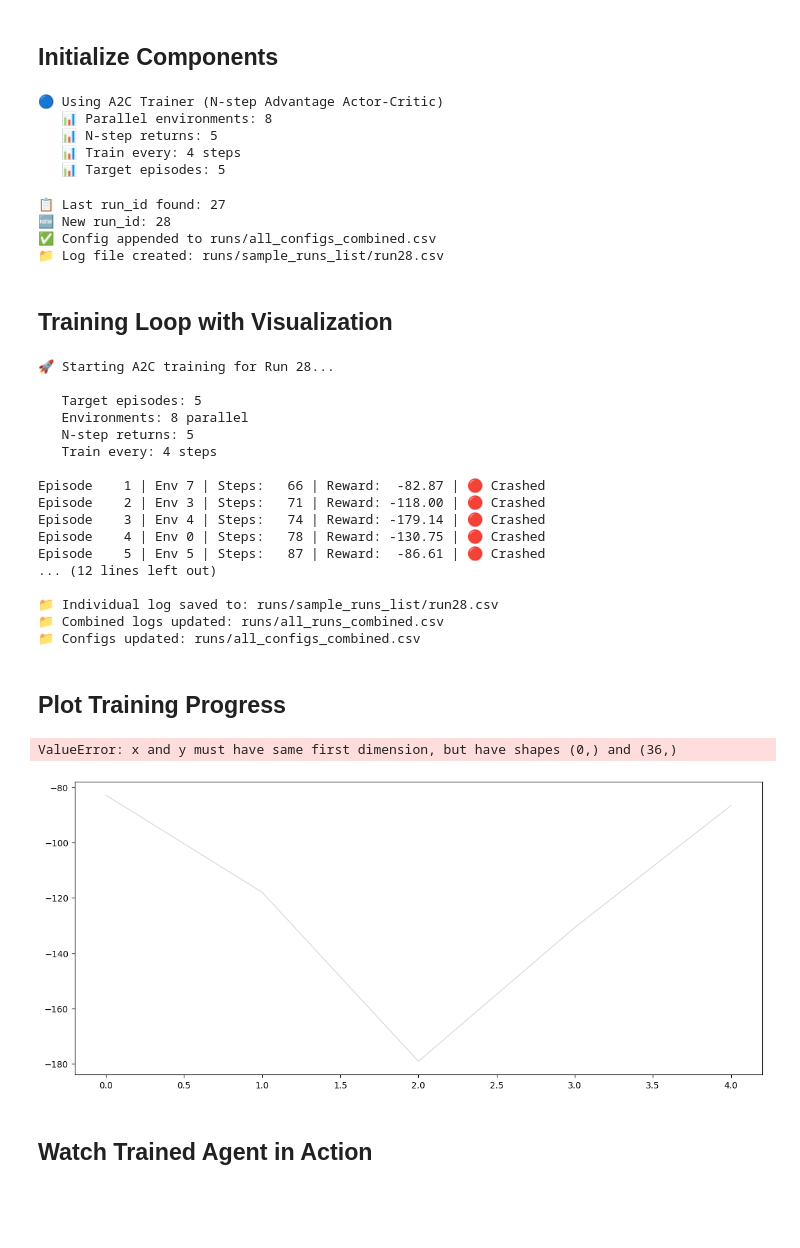
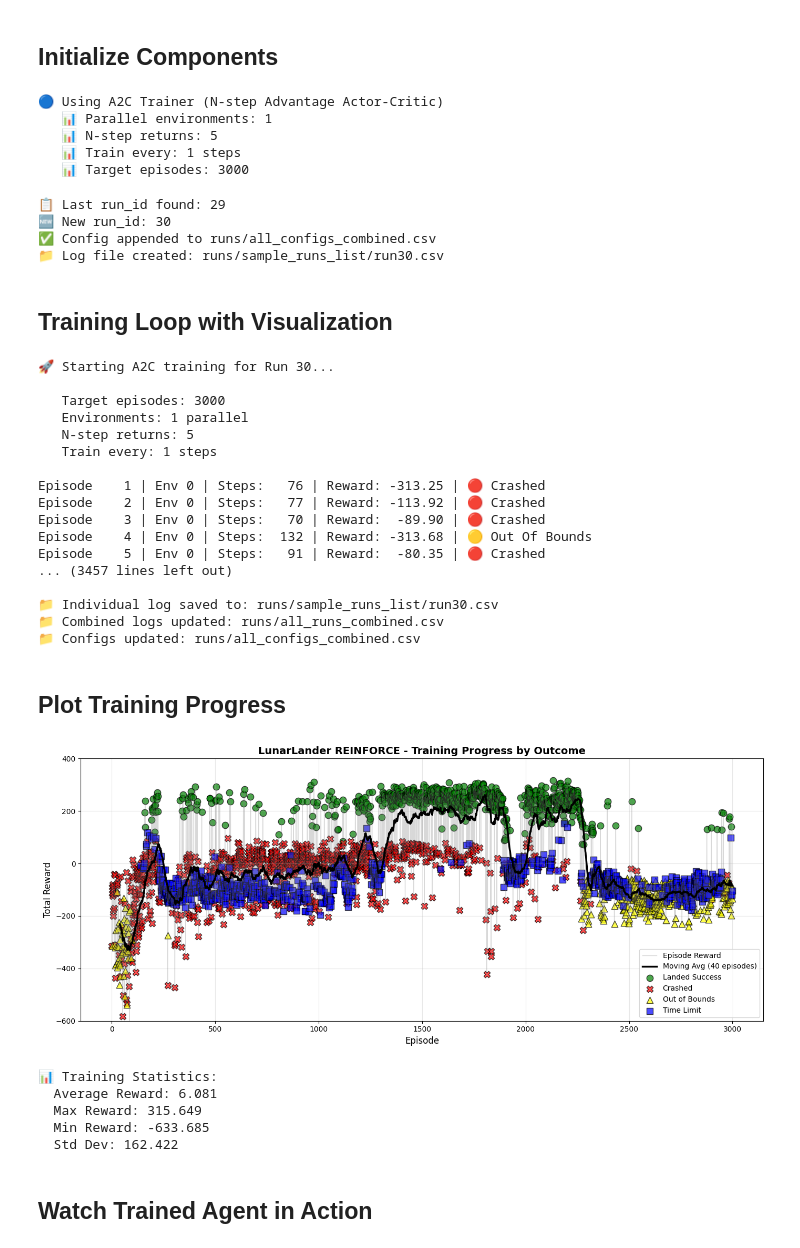
Before and after one commit to 01andreabattaglia/Lunar_Lander_Reinforcement_Learning, a Jupyter notebook: PG_run.ipynb, the cells around one changed output. Saved outputs shown, nothing was run; the diff lists cells and outputs as text; code cells hidden in the pictures; blank space fills up the shorter version.

```diff
--- a/PG_run.ipynb
+++ b/PG_run.ipynb
@@ -21,17 +21,17 @@ num_episodes = 3000  # Total number of training episodes (for REINFORCE) or tota
 log_interval = 20  # Print stats every N episodes
 
 # Training
-learning_rate = 0.0025  # Actor learning rate (policy network)
+learning_rate = 0.0005  # Actor learning rate (policy network)
 gamma = 0.99  # Discount factor
 
 # Baseline (REINFORCE with baseline for variance reduction)
 baseline = False  # Only used for REINFORCE
-value_learning_rate = 0.005  # Learning rate for value/critic network
+value_learning_rate = 0.001  # Learning rate for value/critic network
 
 # ============ A2C SPECIFIC HYPERPARAMETERS ============
-n_envs = 8  # Number of parallel environments
+n_envs = 1  # Number of parallel environments
 n_steps = 5  # N-step returns for advantage calculation
-train_every = 4  # Update networks every N steps (batch from steps 0, 4, 8...)
+train_every = 1  # Update networks every N steps (batch from steps 0, 4, 8...)
 # %% [markdown]
 ## Initialize Components
 # %%
@@ -89,10 +89,10 @@ else:
     raise ValueError(f"Unknown model_type: {model_type}. Use 'REINFORCE' or 'A2C'")
 # %% [output]
 🔵 Using A2C Trainer (N-step Advantage Actor-Critic)
-   📊 Parallel environments: 8
+   📊 Parallel environments: 1
    📊 N-step returns: 5
-   📊 Train every: 4 steps
-   📊 Target episodes: 5
+   📊 Train every: 1 steps
+   📊 Target episodes: 3000
 # %%
 import csv
 import os
@@ -151,10 +151,10 @@ with open(log_file, 'w', newline='') as f:
 
 print(f"📁 Log file created: {log_file}")
 # %% [output]
-📋 Last run_id found: 27
-🆕 New run_id: 28
+📋 Last run_id found: 29
+🆕 New run_id: 30
 ✅ Config appended to runs/all_configs_combined.csv
-📁 Log file created: runs/sample_runs_list/run28.csv
+📁 Log file created: runs/sample_runs_list/run30.csv
 # %% [markdown]
 ## Training Loop with Visualization
 # %%
@@ -395,21 +395,21 @@ print(f"\n📁 Individual log saved to: {log_file}")
 print(f"📁 Combined logs updated: {runs_file}")
 print(f"📁 Configs updated: {configs_file}")
 # %% [output]
-🚀 Starting A2C training for Run 28...
+🚀 Starting A2C training for Run 30...
 
-   Target episodes: 5
-   Environments: 8 parallel
+   Target episodes: 3000
+   Environments: 1 parallel
    N-step returns: 5
-   Train every: 4 steps
+   Train every: 1 steps
 
-Episode    1 | Env 7 | Steps:   66 | Reward:  -82.87 | 🔴 Crashed
-Episode    2 | Env 3 | Steps:   71 | Reward: -118.00 | 🔴 Crashed
-Episode    3 | Env 4 | Steps:   74 | Reward: -179.14 | 🔴 Crashed
-Episode    4 | Env 0 | Steps:   78 | Reward: -130.75 | 🔴 Crashed
-Episode    5 | Env 5 | Steps:   87 | Reward:  -86.61 | 🔴 Crashed
-... (12 lines left out)
+Episode    1 | Env 0 | Steps:   76 | Reward: -313.25 | 🔴 Crashed
+Episode    2 | Env 0 | Steps:   77 | Reward: -113.92 | 🔴 Crashed
+Episode    3 | Env 0 | Steps:   70 | Reward:  -89.90 | 🔴 Crashed
+Episode    4 | Env 0 | Steps:  132 | Reward: -313.68 | 🟡 Out Of Bounds
+Episode    5 | Env 0 | Steps:   91 | Reward:  -80.35 | 🔴 Crashed
+... (3457 lines left out)
 
-📁 Individual log saved to: runs/sample_runs_list/run28.csv
+📁 Individual log saved to: runs/sample_runs_list/run30.csv
 📁 Combined logs updated: runs/all_runs_combined.csv
 📁 Configs updated: runs/all_configs_combined.csv
 # %% [markdown]
@@ -429,35 +429,40 @@ ax.plot(range(window-1, len(episode_rewards)), moving_avg, linewidth=2.5,
 
 # Color and marker mapping for outcomes
 outcome_styles = {
     'landed_success': {'color': 'green', 'marker': 'o', 'label': 'Landed Success'},
     'crashed': {'color': 'red', 'marker': 'X', 'label': 'Crashed'},
     'out_of_bounds': {'color': 'yellow', 'marker': '^', 'label': 'Out of Bounds'},
     'time_limit': {'color': 'blue', 'marker': 's', 'label': 'Time Limit'}
 }
 
 # Plot scatter points with different markers for each outcome
 for outcome, style in outcome_styles.items():
     episodes = [i for i, o in enumerate(episode_outcomes) if o == outcome]
     rewards = [episode_rewards[i] for i in episodes]
     ax.scatter(episodes, rewards, c=style['color'], marker=style['marker'],
               label=style['label'], s=80, alpha=0.7, edgecolors='black', linewidth=1)
 
 ax.set_xlabel('Episode', fontsize=12)
 ax.set_ylabel('Total Reward', fontsize=12)
 ax.set_title('LunarLander REINFORCE - Training Progress by Outcome', fontsize=14, fontweight='bold')
+ax.set_ylim(-600, 400)
 ax.legend(fontsize=10, loc='best')
 ax.grid(True, alpha=0.3)
 plt.tight_layout()
 plt.show()
 
 print(f"\n📊 Training Statistics:")
 print(f"  Average Reward: {np.mean(episode_rewards):.3f}")
 print(f"  Max Reward: {np.max(episode_rewards):.3f}")
 print(f"  Min Reward: {np.min(episode_rewards):.3f}")
 print(f"  Std Dev: {np.std(episode_rewards):.3f}")
 # %% [output]
+[figure, new version]
-ValueError: x and y must have same first dimension, but have shapes (0,) and (36,)
+📊 Training Statistics:
+  Average Reward: 6.081
+  Max Reward: 315.649
+  Min Reward: -633.685
+  Std Dev: 162.422
-[figure, old version]
 # %% [markdown]
 ## Watch Trained Agent in Action
 # %%
```
Also changed, not shown: parts of 1 cell of this notebook, 6 other files.
